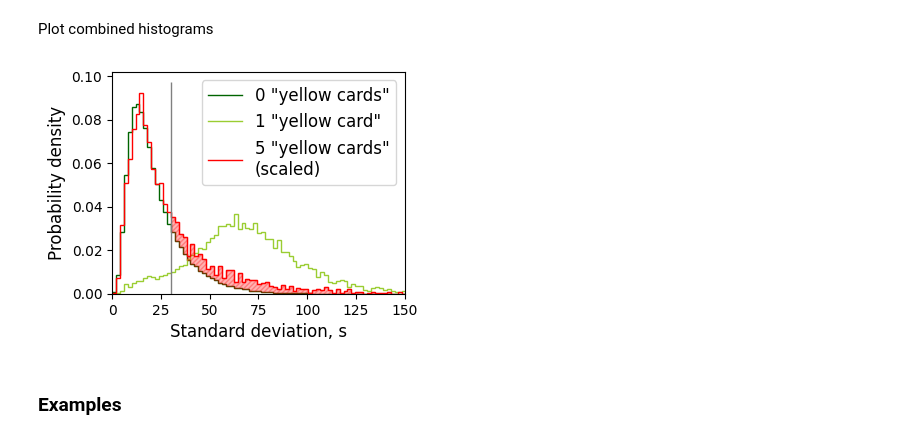
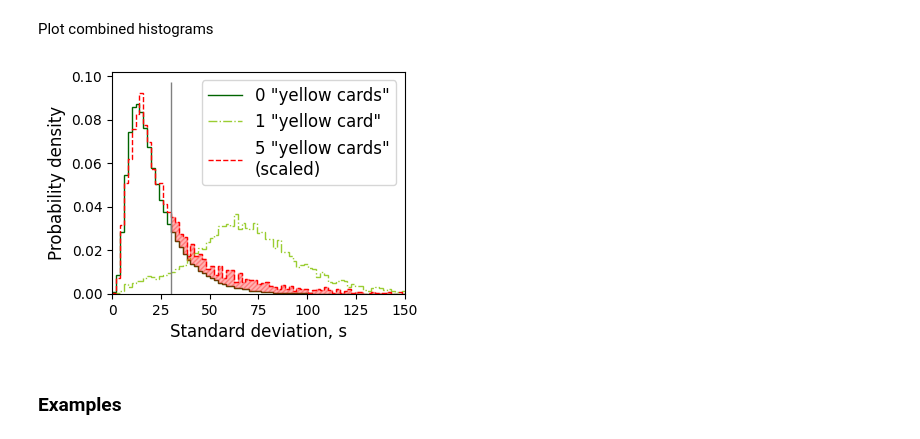
Before and after one commit to mkhrisanfov/metlin-filtering, a Jupyter notebook: notebooks/data-analysis.ipynb, the cells around one changed output. Saved outputs shown, nothing was run; the diff lists cells and outputs as text; code cells hidden in the pictures.

```diff
--- a/notebooks/data-analysis.ipynb
+++ b/notebooks/data-analysis.ipynb
@@ -582,36 +584,36 @@ colors = ["darkgreen",
           "grey",
           "firebrick",
           "red"]
 ax.stairs(hist0s.mean(axis=0), bins,
           label=f'{0} "yellow cards"', lw=1,  color=colors[0])
 ax.stairs(hist1s.mean(axis=0), bins,
-          label=f'{1} "yellow card"', lw=1,  color=colors[1])
+          label=f'{1} "yellow card"', lw=1,  color=colors[1], ls="dashdot")
 # ax.stairs(hist5s.mean(axis=0), bins,
 #           label=f'{5} "yellow cards"', lw=1,  color=colors[5], alpha=0.3)
 ax.stairs(hist5s.mean(axis=0)*np.mean(coeffs), bins,
-          label=f'{5} "yellow cards"\n(scaled)', lw=1,  color=colors[5])
+          label=f'{5} "yellow cards"\n(scaled)', lw=1,  color=colors[5], ls="dashed")
 
 mask = ((hist5s.mean(axis=0)*np.mean(coeffs)-hist0s.mean(axis=0)) > 0)&(bins[1:]>xlim)
 ax.fill_between(
     bins[1:],
     y1=hist5s.mean(axis=0)*np.mean(coeffs),
     y2=hist0s.mean(axis=0), interpolate=False, step="pre",
     where=mask,
     hatch="///////",
     color="red",
     alpha=0.3
 )
 ax.vlines(xlim,0,ax.get_ylim()[1], color="gray", lw=1)
 ax.set_ylabel('Probability density', fontsize=12)
 ax.set_xlabel('Standard deviation, s', fontsize=12)
 ax.set_xbound(0, 150)
 # fig.suptitle('Probability density for STD in 1 and 5 marks groups')
 plt.legend(fontsize=12)
 # fig.suptitle()
 fig.tight_layout()
 fig.savefig(OUTPUT_FOLDER/"fig-distr-est.png",dpi=1000)
 # %% [output]
-[figure, old version]
+[figure, new version]
 # %% [markdown]
 ### Examples
 # %%
```
Also changed, not shown: parts of 1 cell of this notebook, 4 other files.
